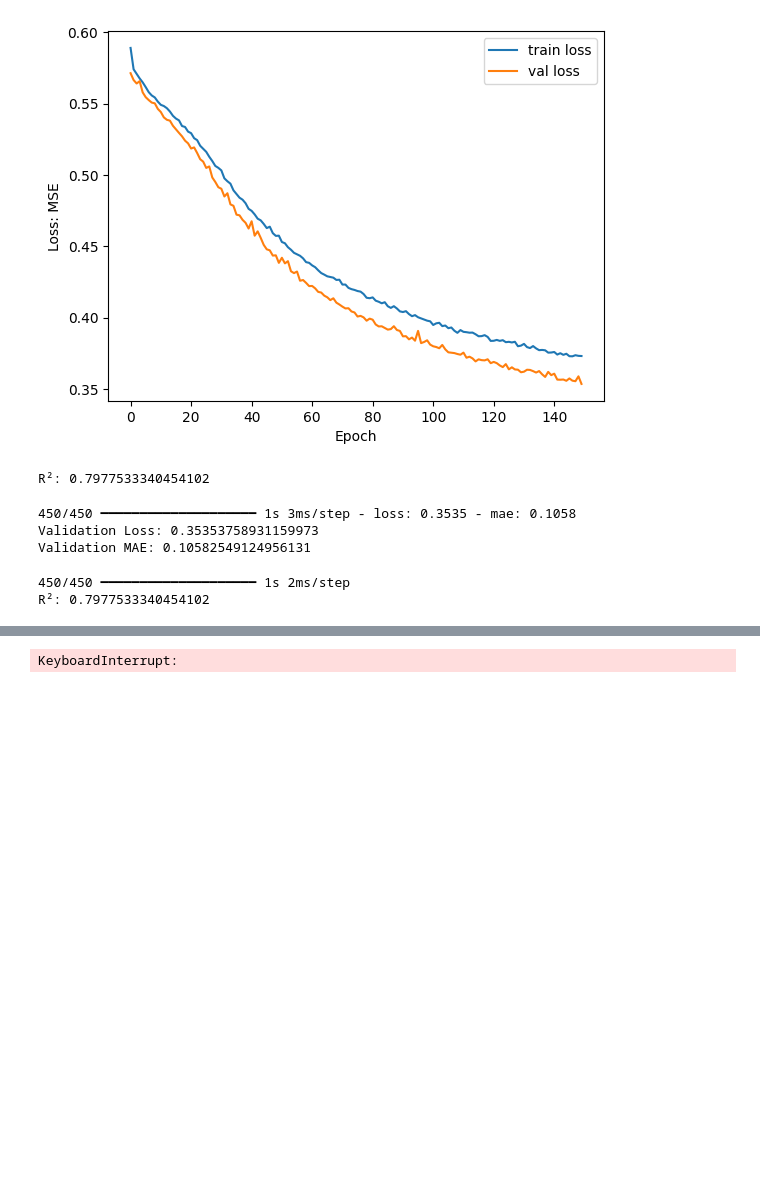
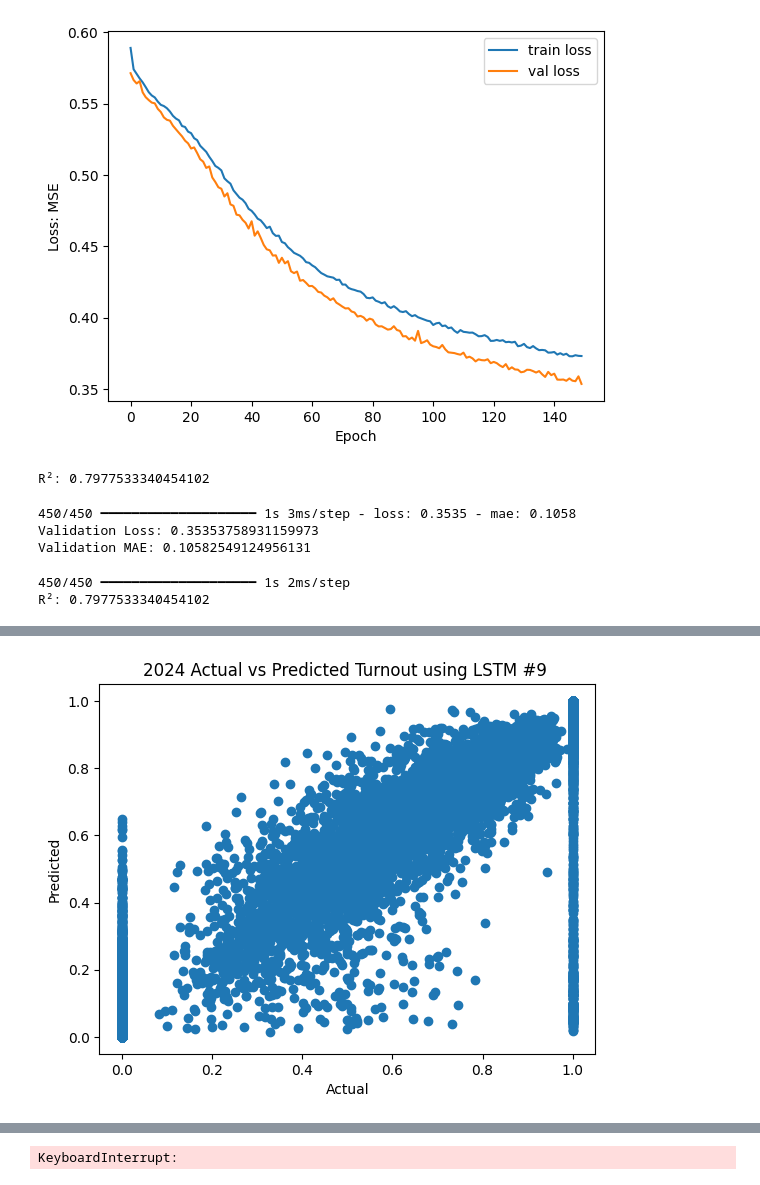
Before and after one commit to ecw70574/US-Census-Voting-and-Registration-DSCI-Capstone-Project, a Jupyter notebook: LSTM-pipeline-and-training.ipynb, the cells around one changed output, grey strips where cells are left out. Drawn from its saved outputs; the diff is of its cells as text; code cells hidden in the pictures; blank space fills up the shorter version.

```diff
--- a/LSTM-pipeline-and-training.ipynb
+++ b/LSTM-pipeline-and-training.ipynb
@@ -729,0 +899,10 @@ R²: 0.7977533340454102
+# %%
+y_pred_test = model4.predict(X_test)
+y_pred_test = y_pred_test.flatten()
+y_true = y_test.flatten()
+plt.scatter(y_true, y_pred)
+plt.title("2024 Actual vs Predicted Turnout using LSTM #9 ")
+plt.xlabel("Actual")
+plt.ylabel("Predicted")
+plt.show()
+# %% [output]
@@ -729,0 +910 @@ R²: 0.7977533340454102
+[figure, added]
```
Also changed, not shown: parts of 21 cells of this notebook.
